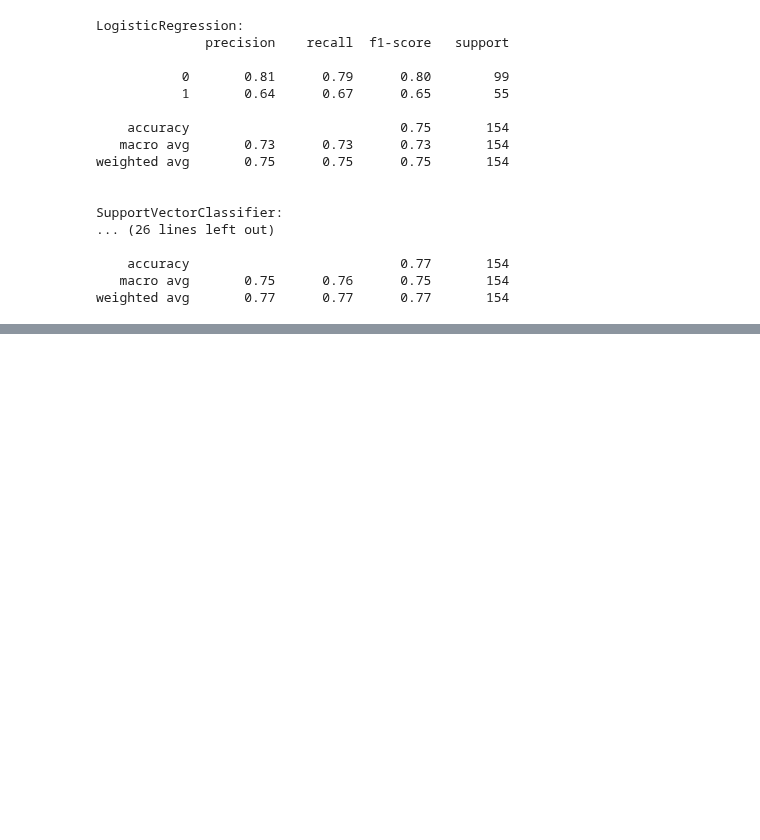
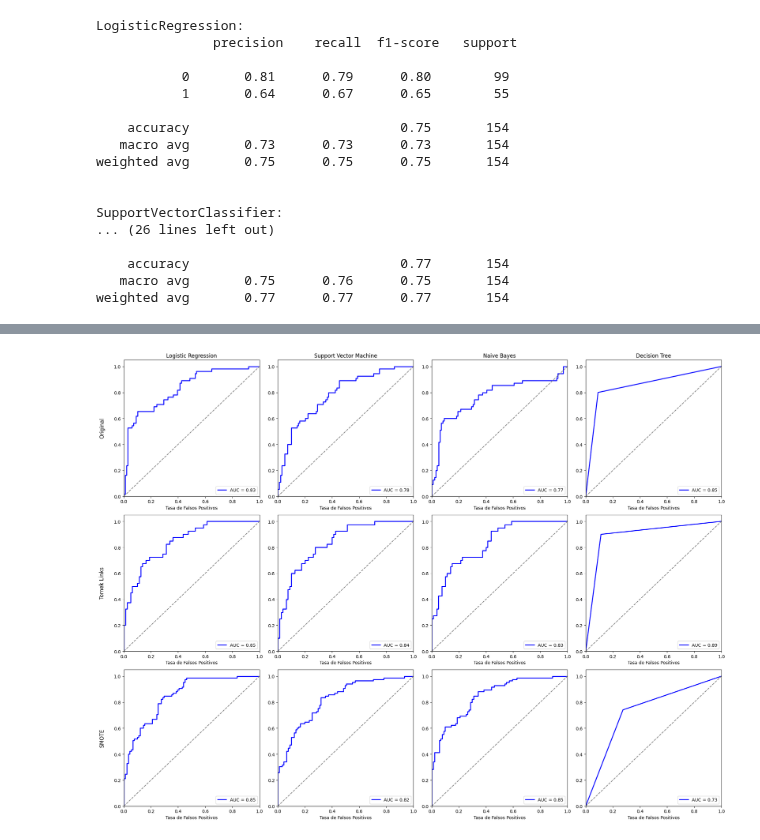
Before and after one commit to farodri03/T.Invest.-ML, a Jupyter notebook: Actividad_3-ML/ml_actividad03.ipynb, the cells around one changed output, grey strips where cells are left out. Saved outputs shown, nothing was run; the diff lists cells and outputs as text; code cells hidden in the pictures; blank space fills up the shorter version.

```diff
--- a/Actividad_3-ML/ml_actividad03.ipynb
+++ b/Actividad_3-ML/ml_actividad03.ipynb
@@ -345,0 +345,60 @@ plt.show()
+# %%
+from sklearn.metrics import roc_curve, auc
+import matplotlib.pyplot as plt
+
+prob_predictions = {
+    "Original": {
+        "LogisticRegression": models['LogisticRegression'].predict_proba(X_test)[:, 1],
+        "SupportVectorClassifier": models['SupportVectorClassifier'].decision_function(X_test),
+        "GaussianNB": models['GaussianNB'].predict_proba(X_test)[:, 1],
+        "DecisionTreeClassifier": models['DecisionTreeClassifier'].predict_proba(X_test)[:, 1]
+    },
+    "Tomek Links": {
+        "LogisticRegression": models['LogisticRegression'].predict_proba(X_test_tomek)[:, 1],
+        "SupportVectorClassifier": models['SupportVectorClassifier'].decision_function(X_test_tomek),
+        "GaussianNB": models['GaussianNB'].predict_proba(X_test_tomek)[:, 1],
+        "DecisionTreeClassifier": models['DecisionTreeClassifier'].predict_proba(X_test_tomek)[:, 1]
+    },
+    "SMOTE": {
+        "LogisticRegression": models['LogisticRegression'].predict_proba(X_test_smote)[:, 1],
+        "SupportVectorClassifier": models['SupportVectorClassifier'].decision_function(X_test_smote),
+        "GaussianNB": models['GaussianNB'].predict_proba(X_test_smote)[:, 1],
+        "DecisionTreeClassifier": models['DecisionTreeClassifier'].predict_proba(X_test_smote)[:, 1]
+    }
+}
+
+true_values = {
+    "Original": y_test,
+    "Tomek Links": y_test_tomek,
+    "SMOTE": y_test_smote
+}
+
+fig, axes = plt.subplots(3, 4, figsize=(20, 15))
+
+for ax, col in zip(axes[0], model_names):
+    ax.set_title(col)
+
+for i, ax in enumerate(axes[:, 0]):
+    ax.set_ylabel(scenario_names[i], rotation=90, size='large', labelpad=20)
+
+for i, scenario in enumerate(prob_predictions.keys()):
+    for j, model_name in enumerate(prob_predictions[scenario].keys()):
+        y_true = true_values[scenario]
+        y_score = prob_predictions[scenario][model_name]
+
+        fpr, tpr, _ = roc_curve(y_true, y_score)
+        roc_auc = auc(fpr, tpr)
+
+        ax = axes[i, j]
+
+        ax.plot(fpr, tpr, color='blue', lw=2, label=f'AUC = {roc_auc:.2f}')
+        ax.plot([0, 1], [0, 1], color='gray', linestyle='--')
+        ax.set_xlim([0.0, 1.0])
+        ax.set_ylim([0.0, 1.05])
+        ax.set_xlabel("Tasa de Falsos Positivos")
+        ax.legend(loc="lower right")
+
+plt.tight_layout()
+plt.show()
+# %% [output]
+[figure, added]
```
Also changed, not shown: parts of 4 cells of this notebook.
